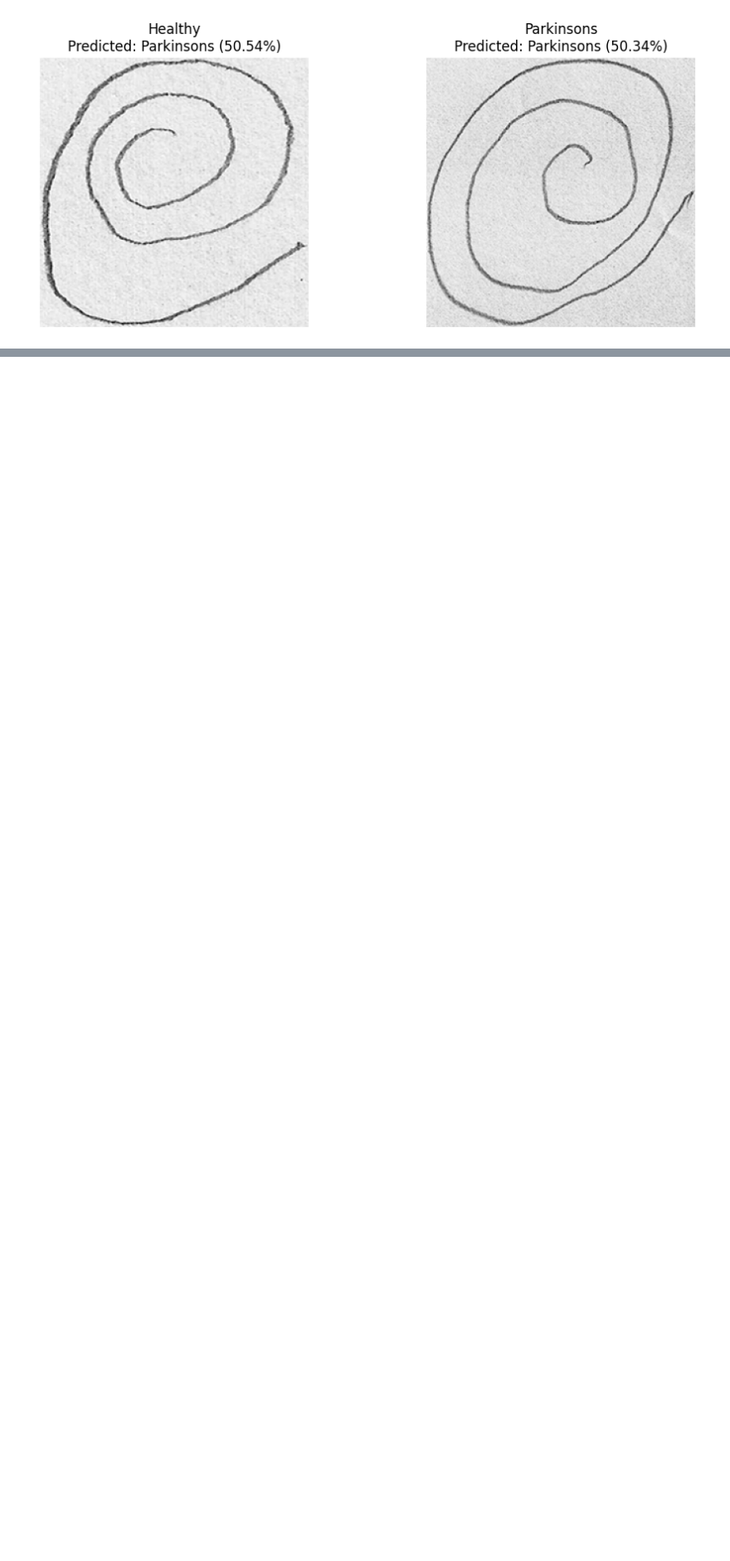
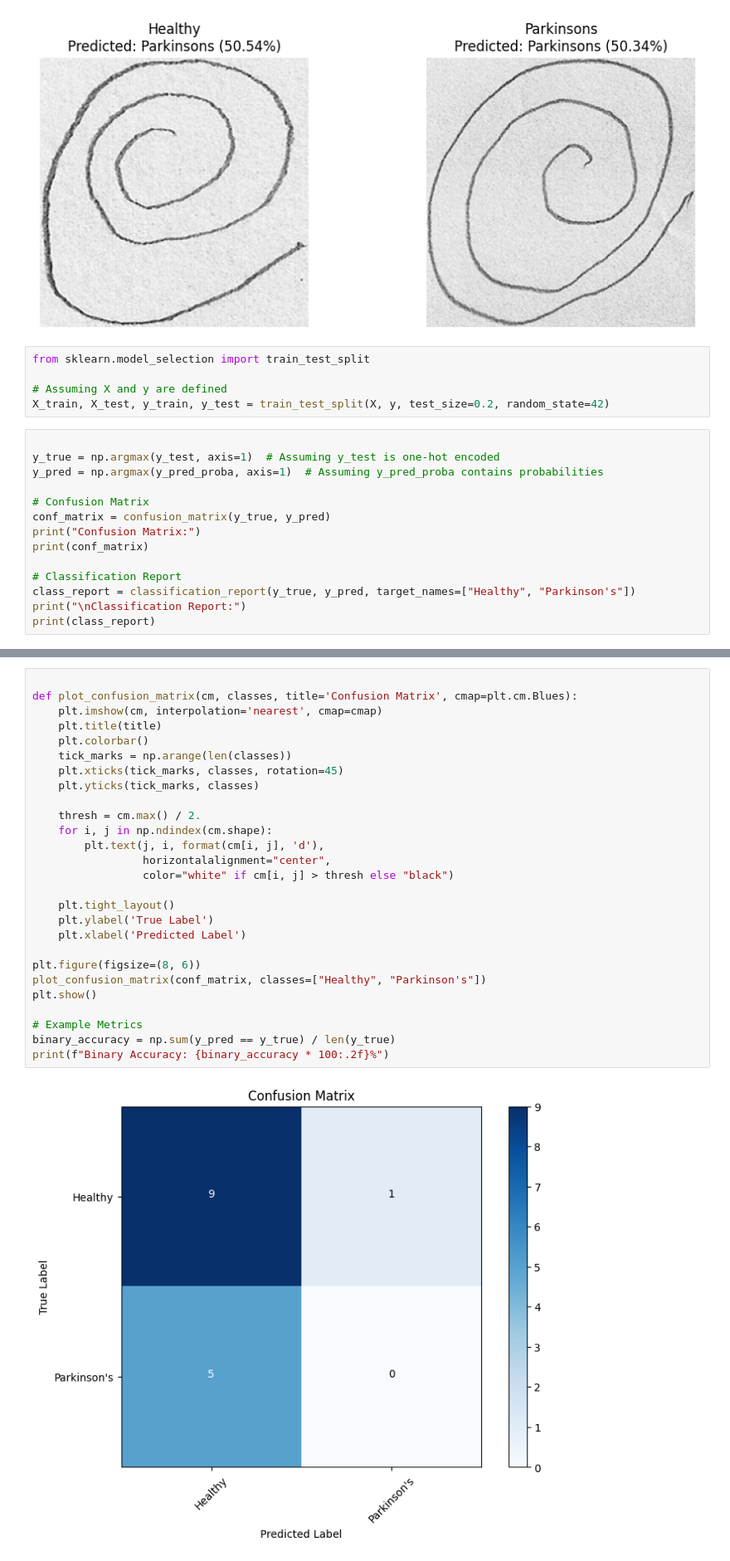
Before and after one commit to juvana81/Parkinsons-Disease-Detection, a Jupyter notebook: Parkinsons_detection_using_cnn_and_spiral_drawing_Data.ipynb, the cells around one changed output, grey strips where cells are left out. Shown: that part at 83% size. Cells and saved outputs as stored; diff of their text form; blank space fills up the shorter version.

```diff
--- a/Parkinsons_detection_using_cnn_and_spiral_drawing_Data.ipynb
+++ b/Parkinsons_detection_using_cnn_and_spiral_drawing_Data.ipynb
@@ -144,3 +144,22 @@ plt.tight_layout()
 plt.show()
 # %% [output]
 [figure]
+# %%
+from sklearn.model_selection import train_test_split
+
+# Assuming X and y are defined
+X_train, X_test, y_train, y_test = train_test_split(X, y, test_size=0.2, random_state=42)
+# %%
+
+y_true = np.argmax(y_test, axis=1)  # Assuming y_test is one-hot encoded
+y_pred = np.argmax(y_pred_proba, axis=1)  # Assuming y_pred_proba contains probabilities
+
+# Confusion Matrix
+conf_matrix = confusion_matrix(y_true, y_pred)
+print("Confusion Matrix:")
+print(conf_matrix)
+
+# Classification Report
+class_report = classification_report(y_true, y_pred, target_names=["Healthy", "Parkinson's"])
+print("\nClassification Report:")
+print(class_report)
@@ -146,0 +182,29 @@ plt.show()
+# %%
+
+def plot_confusion_matrix(cm, classes, title='Confusion Matrix', cmap=plt.cm.Blues):
+    plt.imshow(cm, interpolation='nearest', cmap=cmap)
+    plt.title(title)
+    plt.colorbar()
+    tick_marks = np.arange(len(classes))
+    plt.xticks(tick_marks, classes, rotation=45)
+    plt.yticks(tick_marks, classes)
+
+    thresh = cm.max() / 2.
+    for i, j in np.ndindex(cm.shape):
+        plt.text(j, i, format(cm[i, j], 'd'),
+                 horizontalalignment="center",
+                 color="white" if cm[i, j] > thresh else "black")
+
+    plt.tight_layout()
+    plt.ylabel('True Label')
+    plt.xlabel('Predicted Label')
+
+plt.figure(figsize=(8, 6))
+plot_confusion_matrix(conf_matrix, classes=["Healthy", "Parkinson's"])
+plt.show()
+
+# Example Metrics
+binary_accuracy = np.sum(y_pred == y_true) / len(y_true)
+print(f"Binary Accuracy: {binary_accuracy * 100:.2f}%")
+# %% [output]
+[figure, added]
```
Also changed, not shown: parts of 3 cells of this notebook.
